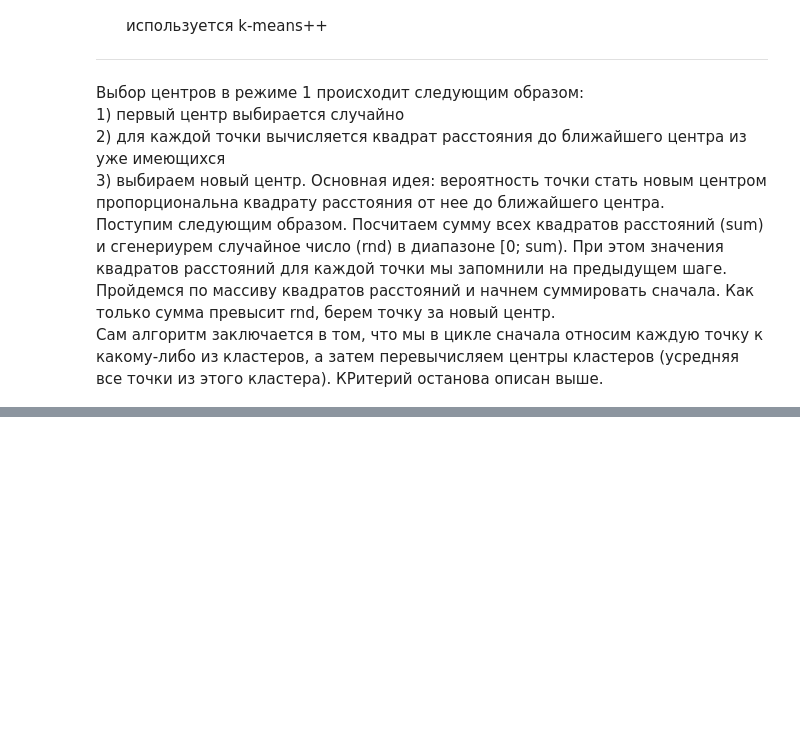
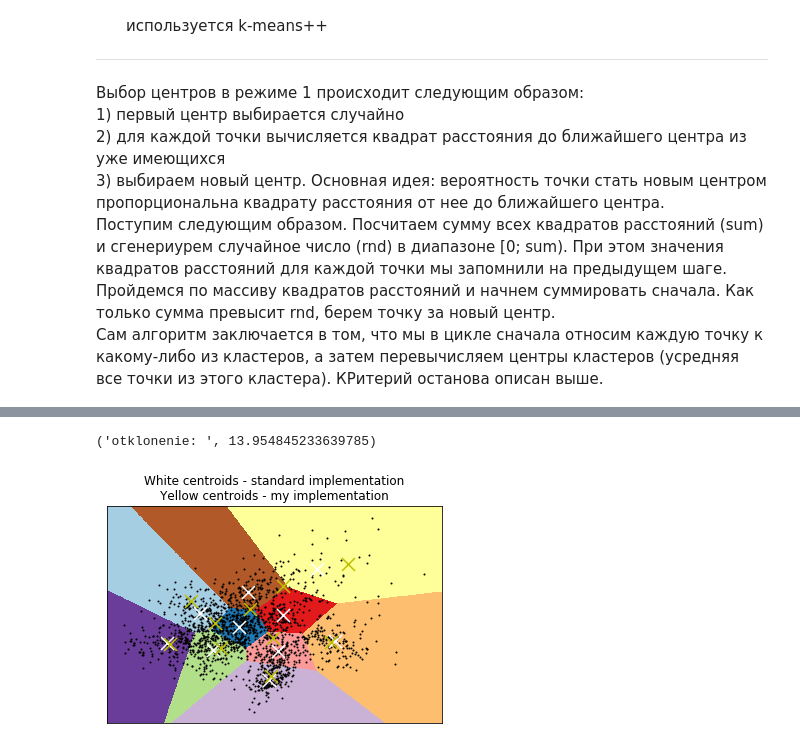
Before and after one commit to dzinad/KMeans, a Jupyter notebook: Untitled.ipynb, the cells around one changed output, grey strips where cells are left out. Drawn from its saved outputs; the diff is of its cells as text; code cells hidden in the pictures; blank space fills up the shorter version.

```diff
--- a/Untitled.ipynb
+++ b/Untitled.ipynb
@@ -214,0 +202,65 @@ cl1.check(adapt)
+# %%
+from sklearn import metrics
+from sklearn.cluster import KMeans
+from sklearn.datasets import load_digits
+from sklearn.decomposition import PCA
+from sklearn.preprocessing import scale
+
+np.random.seed(42)
+
+digits = load_digits()
+data = scale(digits.data)
+
+n_samples, n_features = data.shape
+n_digits = len(np.unique(digits.target))
+labels = digits.target
+
+# #############################################################################
+# Visualize the results on PCA-reduced data
+
+reduced_data = PCA(n_components=2).fit_transform(data)
+kmeans = KMeans(init='k-means++', n_clusters=n_digits, n_init=10)
+kmeans.fit(reduced_data)
+
+
+# Step size of the mesh. Decrease to increase the quality of the VQ.
+h = .02     # point in the mesh [x_min, x_max]x[y_min, y_max].
+
+# Plot the decision boundary. For that, we will assign a color to each
+x_min, x_max = reduced_data[:, 0].min() - 1, reduced_data[:, 0].max() + 1
+y_min, y_max = reduced_data[:, 1].min() - 1, reduced_data[:, 1].max() + 1
+xx, yy = np.meshgrid(np.arange(x_min, x_max, h), np.arange(y_min, y_max, h))
+
+# Obtain labels for each point in mesh. Use last trained model.
+Z = kmeans.predict(np.c_[xx.ravel(), yy.ravel()])
+cl2 = KMeansClassifier(eps = 0.11)
+cl2.classify(reduced_data)
+
+# Put the result into a color plot
+Z = Z.reshape(xx.shape)
+plt.figure(1)
+plt.clf()
+plt.imshow(Z, interpolation='nearest',
+           extent=(xx.min(), xx.max(), yy.min(), yy.max()),
+           cmap=plt.cm.Paired,
+           aspect='auto', origin='lower')
+
+plt.plot(reduced_data[:, 0], reduced_data[:, 1], 'k.', markersize=2)
+# Plot the centroids as a white X
+centroids = kmeans.cluster_centers_
+my_centroids = np.array(cl2.centers).reshape(-1, 2)
+plt.scatter(centroids[:, 0], centroids[:, 1],
+            marker='x', s=169, linewidths=3,
+            color='w', zorder=10)
+plt.scatter(my_centroids[:, 0], my_centroids[:,1],
+           marker = 'x', s = 169, linewidths = 3,
+           color = 'y', zorder = 10)
+plt.title('White centroids - standard implementation\nYellow centroids - my implementation')
+plt.xlim(x_min, x_max)
+plt.ylim(y_min, y_max)
+plt.xticks(())
+plt.yticks(())
+plt.show()
+# %% [output]
+('otklonenie: ', 13.954845233639785)
+[figure, added]
```
Also changed, not shown: parts of 8 cells of this notebook.
